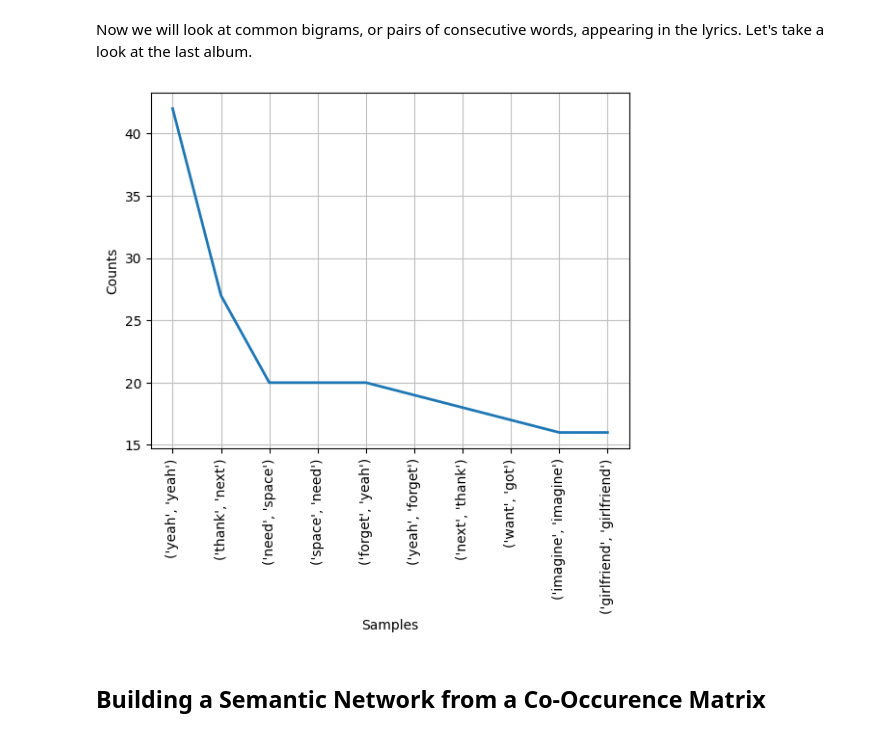
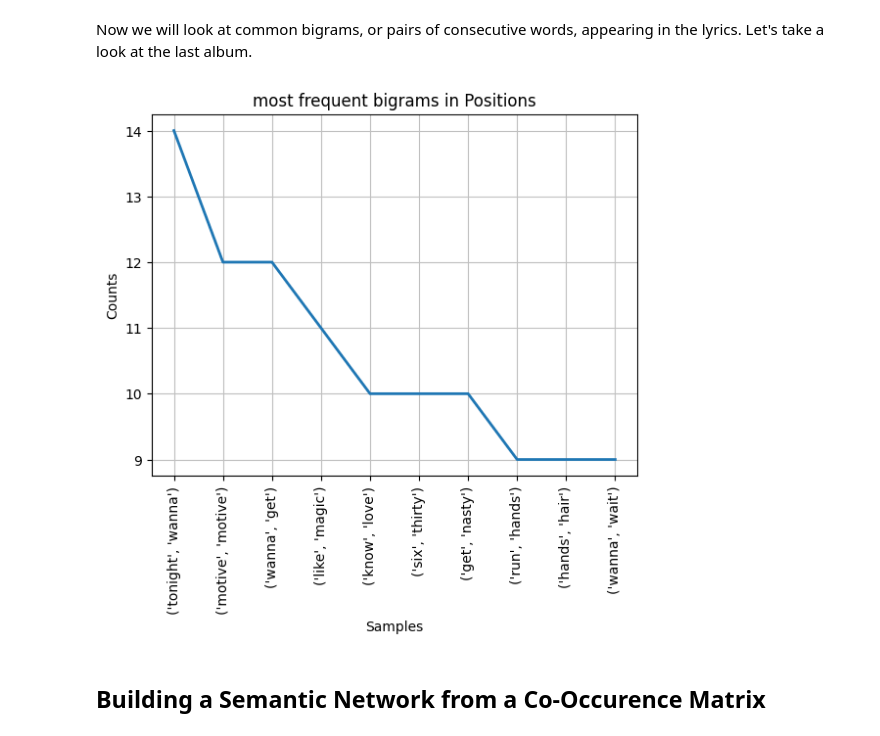
Before and after one commit to tatianabarbone/lyric-analysis, a Jupyter notebook: text_analytics_ariana_grande.ipynb, the cells around one changed output. Saved outputs shown, nothing was run; the diff lists cells and outputs as text; code cells hidden in the pictures.

```diff
--- a/text_analytics_ariana_grande.ipynb
+++ b/text_analytics_ariana_grande.ipynb
@@ -61,7 +61,8 @@ ALBUM_DICT = {'Yours Truly': 'https://www.discogs.com/Ariana-Grande-Yours-Truly/
                'My Everything': 'https://www.discogs.com/Ariana-Grande-My-Everything/master/723794',
                'Dangerous Woman': 'https://www.discogs.com/Ariana-Grande-Dangerous-Woman/master/1001638',
                'Sweetener': 'https://www.discogs.com/Ariana-Grande-Sweetener/master/1408887',
-               'thank u next': 'https://www.discogs.com/Ariana-Grande-Thank-U-Next/master/1498712'}
+               'thank u next': 'https://www.discogs.com/Ariana-Grande-Thank-U-Next/master/1498712',
+               'Positions': 'https://www.discogs.com/Ariana-Grande-Positions/master/1831958'}
 
 KEYS_PER_ALBUM = 25
 # %% [markdown]
@@ -156,15 +157,22 @@ def urlGenerator(song_name):
     artist_name = ARTIST_NAME
 
     #special cases
+
     if song_name == 'Almost Is Never Enough':
         artist_name = 'Ariana grande and nathan sykes'
     elif song_name == 'Popular Song':
         artist_name = 'Mika'
         song_name = 'Popular Song Single Version'
+    elif song_name == 'Motive':
+        artist_name = 'Ariana grande and doja cat'
+    elif song_name == 'Off The Table':
+        artist_name = 'Ariana grande and the weeknd'
+
 
     url = domain_name + artist_name + " " + song_name + " lyrics"
     url = url.replace("  ", "-") #special case: two spaces
     url = url.replace(" ", "-")
+    url = url.replace("+", "-")
 
     return url
 # %% [markdown]
@@ -176,6 +184,10 @@ def extractSongTitle(url):
       return 'Popular-Song'
     elif 'nathan' in url:
       return 'Almost-Is-Never-Enough'
+    elif 'doja' in url:
+      return 'Motive'
+    elif 'Off-The-Table' in url:
+      return 'Off-The-Table'
     else:
       found = re.search('https:\/\/genius.com/Ariana-grande-(.+?)-lyrics', url).group(1)
     return found
@@ -677,20 +705,20 @@ It is worth noting that each of these bigrams are unique.
 # %% [markdown]
 Now we will look at common bigrams, or pairs of consecutive words, appearing in the lyrics. Let's take a look at the last album.
 # %%
-def bigramAnalysis(album_dict):
+def bigramAnalysis(album_dict, title):
 
   tokens = getTokens(album_dict)
   #Create bigrams
   bgs = nltk.bigrams(tokens)
   #compute frequency distribution for all the bigrams in the text
   fdist = nltk.FreqDist(bgs)
-  fdist.plot(10)
+  fdist.plot(10, title='most frequent bigrams in ' + title)
 
 
 #take a look at bigrams for album 5
-bigramAnalysis(all_dicts[4])
+bigramAnalysis(all_dicts[5], 'Positions')
 # %% [output]
-[figure, old version]
+[figure, new version]
 # %% [markdown]
 ## Building a Semantic Network from a Co-Occurence Matrix
 # %% [markdown]
```
Also changed, not shown: parts of 15 cells of this notebook.
